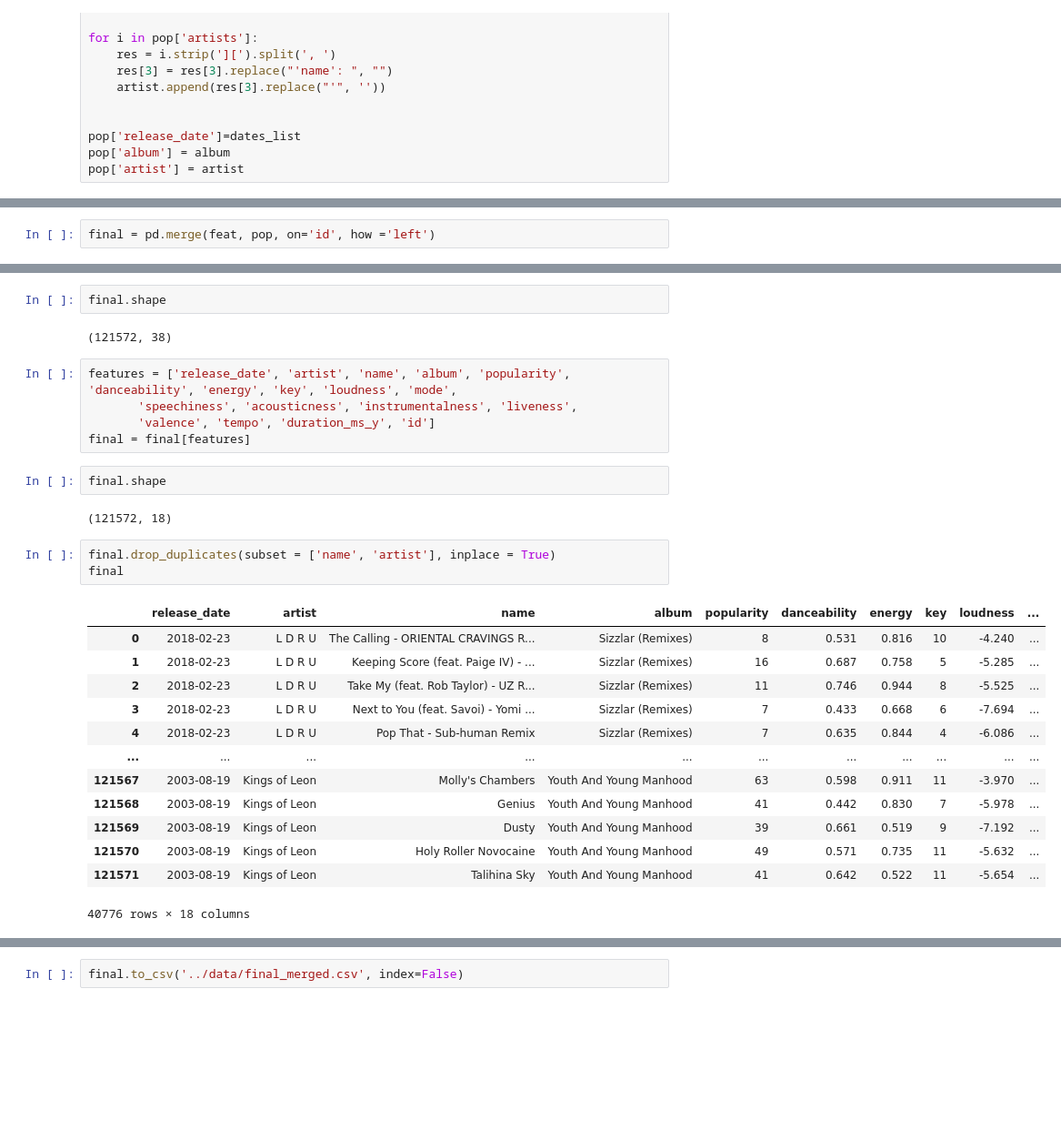
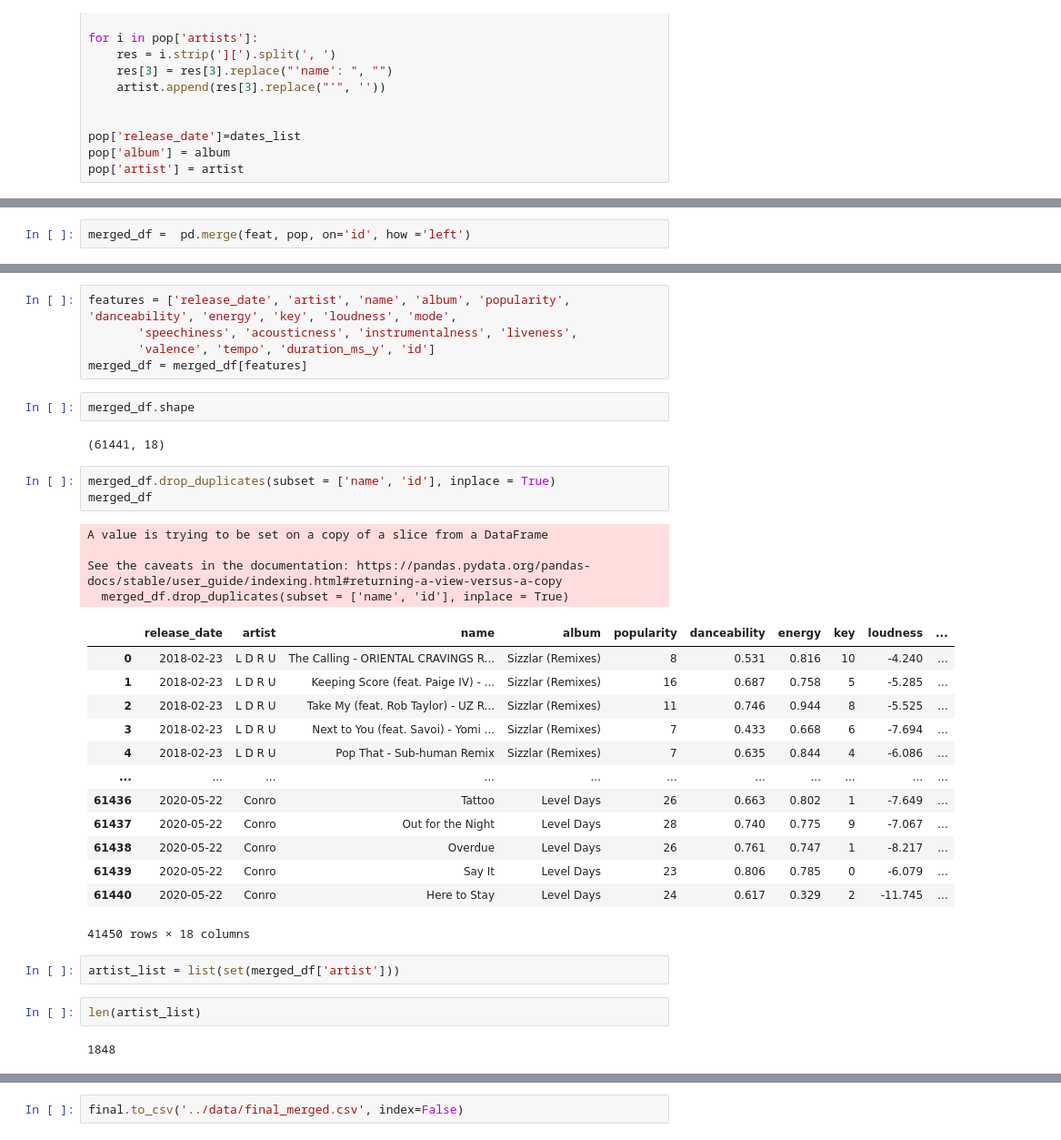
Before and after one commit to sqnguyen00/GA_capstone, a Jupyter notebook: code/data_cleaning.ipynb, the cells around one changed output, grey strips where cells are left out. Shown at 91% size. Saved outputs shown, nothing was run; the diff lists cells and outputs as text; blank space fills up the shorter version.

```diff
--- a/code/data_cleaning.ipynb
+++ b/code/data_cleaning.ipynb
@@ -120,2 +72,2 @@ Name: artist, Length: 2297, dtype: int64
 # %%
-final = pd.merge(feat, pop, on='id', how ='left')
+merged_df =  pd.merge(feat, pop, on='id', how ='left')
@@ -122,30 +90,36 @@ final = pd.merge(feat, pop, on='id', how ='left')
+# %%
+features = ['release_date', 'artist', 'name', 'album', 'popularity', 'danceability', 'energy', 'key', 'loudness', 'mode',
+       'speechiness', 'acousticness', 'instrumentalness', 'liveness',
+       'valence', 'tempo', 'duration_ms_y', 'id']
+merged_df = merged_df[features]
 # %%
-final.shape
+merged_df.shape
 # %% [output]
-(121572, 38)
+(61441, 18)
-# %%
-features = ['release_date', 'artist', 'name', 'album', 'popularity', 'danceability', 'energy', 'key', 'loudness', 'mode',
-       'speechiness', 'acousticness', 'instrumentalness', 'liveness',
-       'valence', 'tempo', 'duration_ms_y', 'id']
-final = final[features]
-# %%
-final.shape
-# %% [output]
-(121572, 18)
 # %%
-final.drop_duplicates(subset = ['name', 'artist'], inplace = True)
-final
+merged_df.drop_duplicates(subset = ['name', 'id'], inplace = True)
+merged_df
 # %% [output]
+A value is trying to be set on a copy of a slice from a DataFrame
+
+See the caveats in the documentation: https://pandas.pydata.org/pandas-docs/stable/user_guide/indexing.html#returning-a-view-versus-a-copy
+  merged_df.drop_duplicates(subset = ['name', 'id'], inplace = True)
 |  | release_date | artist | name | album | popularity | danceability | energy | key | loudness | ... |
 | 0 | 2018-02-23 | L D R U | The Calling - ORIENTAL CRAVINGS R... | Sizzlar (Remixes) | 8 | 0.531 | 0.816 | 10 | -4.240 | ... |
 | 1 | 2018-02-23 | L D R U | Keeping Score (feat. Paige IV) - ... | Sizzlar (Remixes) | 16 | 0.687 | 0.758 | 5 | -5.285 | ... |
 | 2 | 2018-02-23 | L D R U | Take My (feat. Rob Taylor) - UZ R... | Sizzlar (Remixes) | 11 | 0.746 | 0.944 | 8 | -5.525 | ... |
 | 3 | 2018-02-23 | L D R U | Next to You (feat. Savoi) - Yomi ... | Sizzlar (Remixes) | 7 | 0.433 | 0.668 | 6 | -7.694 | ... |
 | 4 | 2018-02-23 | L D R U | Pop That - Sub-human Remix | Sizzlar (Remixes) | 7 | 0.635 | 0.844 | 4 | -6.086 | ... |
 | ... | ... | ... | ... | ... | ... | ... | ... | ... | ... | ... |
-| 121567 | 2003-08-19 | Kings of Leon | Molly's Chambers | Youth And Young Manhood | 63 | 0.598 | 0.911 | 11 | -3.970 | ... |
-| 121568 | 2003-08-19 | Kings of Leon | Genius | Youth And Young Manhood | 41 | 0.442 | 0.830 | 7 | -5.978 | ... |
-| 121569 | 2003-08-19 | Kings of Leon | Dusty | Youth And Young Manhood | 39 | 0.661 | 0.519 | 9 | -7.192 | ... |
-| 121570 | 2003-08-19 | Kings of Leon | Holy Roller Novocaine | Youth And Young Manhood | 49 | 0.571 | 0.735 | 11 | -5.632 | ... |
-| 121571 | 2003-08-19 | Kings of Leon | Talihina Sky | Youth And Young Manhood | 41 | 0.642 | 0.522 | 11 | -5.654 | ... |
+| 61436 | 2020-05-22 | Conro | Tattoo | Level Days | 26 | 0.663 | 0.802 | 1 | -7.649 | ... |
+| 61437 | 2020-05-22 | Conro | Out for the Night | Level Days | 28 | 0.740 | 0.775 | 9 | -7.067 | ... |
+| 61438 | 2020-05-22 | Conro | Overdue | Level Days | 26 | 0.761 | 0.747 | 1 | -8.217 | ... |
+| 61439 | 2020-05-22 | Conro | Say It | Level Days | 23 | 0.806 | 0.785 | 0 | -6.079 | ... |
+| 61440 | 2020-05-22 | Conro | Here to Stay | Level Days | 24 | 0.617 | 0.329 | 2 | -11.745 | ... |
-40776 rows × 18 columns
+41450 rows × 18 columns
+# %%
+artist_list = list(set(merged_df['artist']))
+# %%
+len(artist_list)
+# %% [output]
+1848
```
Also changed, not shown: parts of 16 cells of this notebook, 12 other files.
